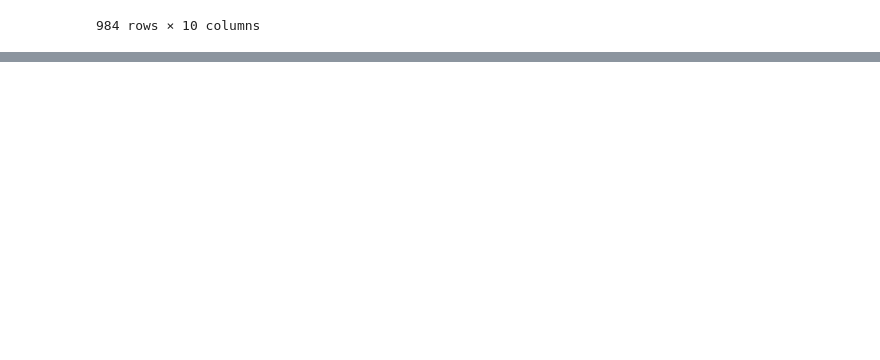
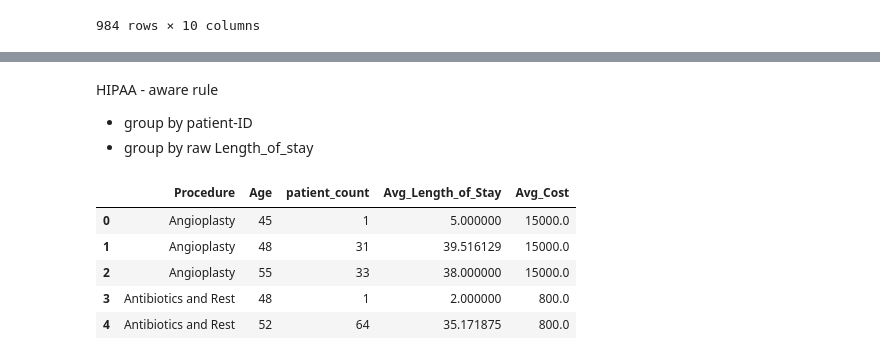
Before and after one commit to Madhu2s6361/Healthcare-Data-Analyst, a Jupyter notebook: Healthcare_Operations_Dashboard_HIPAA.ipynb, the cells around one changed output, grey strips where cells are left out. Saved outputs shown, nothing was run; the diff lists cells and outputs as text; code cells hidden in the pictures; blank space fills up the shorter version.

```diff
--- a/Healthcare_Operations_Dashboard_HIPAA.ipynb
+++ b/Healthcare_Operations_Dashboard_HIPAA.ipynb
@@ -289 +295,36 @@ df.isnull().sum()
 dtype: int64
+# %%
+# Ensure correct data types
+df["Cost"]= pd.to_numeric(df["Cost"],errors="coerce")
+df["Length_of_Stay"]= pd.to_numeric(df["Length_of_Stay"], errors="coerce")
+# %%
+# Drop rows with invalid LOS
+df= df[df["Length_of_Stay"] >=0]
+# %% [markdown]
+HIPAA - aware rule
+
+
+*   group by patient-ID
+*   group by raw Length_of_stay
+# %%
+#correct aggregation[Goal: patient_count, avg lenght of stay, avg cost, grouped by produre + age]
+
+agg_df =(
+    df.groupby(["Procedure","Age"])
+    .agg(
+        patient_count=("Patient_ID","nunique"),
+        Avg_Length_of_Stay=("Length_of_Stay","mean"),
+        Avg_Cost=("Cost","mean")
+    )
+    .reset_index()
+
+)
+# %%
+agg_df.head()
+# %% [output]
+|  | Procedure | Age | patient_count | Avg_Length_of_Stay | Avg_Cost |
+| 0 | Angioplasty | 45 | 1 | 5.000000 | 15000.0 |
+| 1 | Angioplasty | 48 | 31 | 39.516129 | 15000.0 |
+| 2 | Angioplasty | 55 | 33 | 38.000000 | 15000.0 |
+| 3 | Antibiotics and Rest | 48 | 1 | 2.000000 | 800.0 |
+| 4 | Antibiotics and Rest | 52 | 64 | 35.171875 | 800.0 |
```
Also changed, not shown: parts of 12 cells of this notebook.
